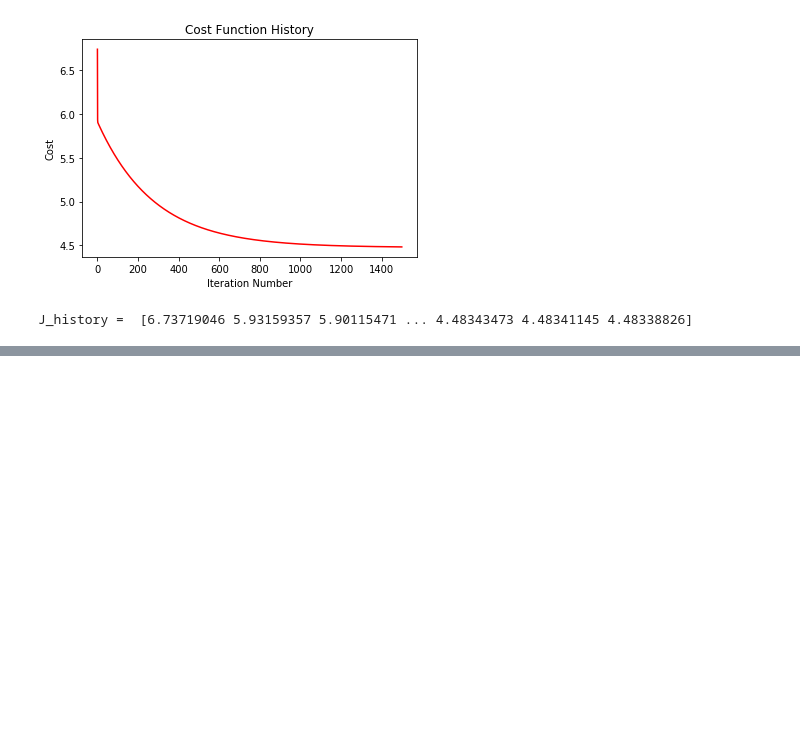
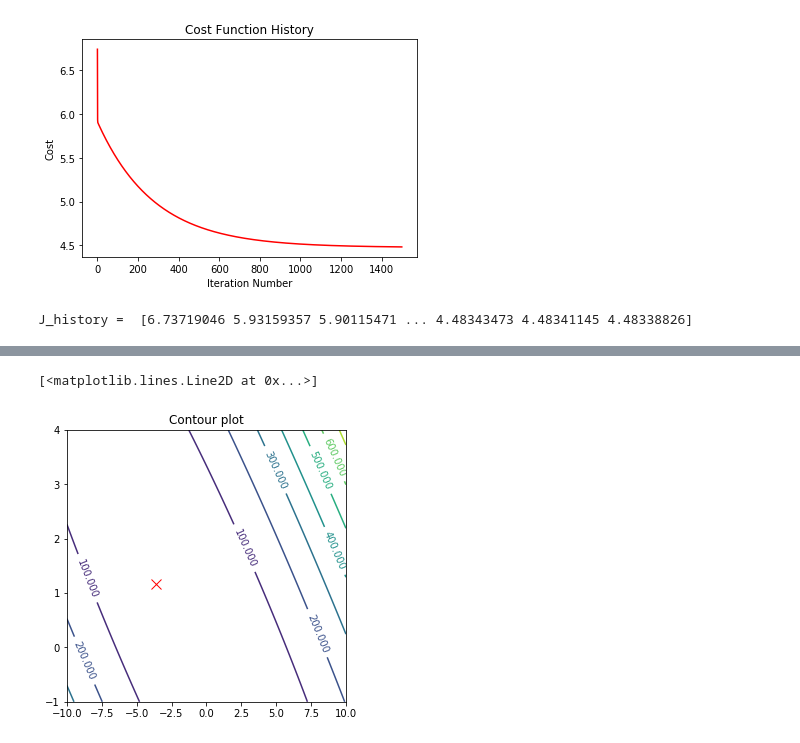
Before and after one commit to ozgurpolat/stanford-machine-learning, a Jupyter notebook: Project1/PYTHON/ex1.ipynb, the cells around one changed output, grey strips where cells are left out. Cells and saved outputs as stored; diff of their text form; code cells hidden in the pictures; blank space fills up the shorter version.

```diff
--- a/Project1/PYTHON/ex1.ipynb
+++ b/Project1/PYTHON/ex1.ipynb
@@ -208,3 +69,11 @@ if __name__ == '__main__':
 theta =  [-3.63029144  1.16636235]
 [figure]
 J_history =  [6.73719046 5.93159357 5.90115471 ... 4.48343473 4.48341145 4.48338826]
+# %%
+# Visualizing J(theta_0, theta_1):
+# Grid over which we will calculate J
+theta0_vals = np.linspace(-10, 10, 100);
+theta1_vals = np.linspace(-1, 4, 100);
+# initialize J_vals to a matrix of 0's
+J_vals = np.zeros((len(theta0_vals),len(theta1_vals)), dtype=float)
+J_vals
@@ -210,0 +144,14 @@ J_history =  [6.73719046 5.93159357 5.90115471 ... 4.48343473 4.48341145 4.48338
+# %%
+fig, ax = plt.subplots(figsize=(5,5))
+
+x = theta0_vals
+y = theta1_vals
+z = J_vals
+CS = ax.contour(x, y, z)
+ax.clabel(CS, inline=10, fontsize=10)
+ax.margins(10, 10)
+ax.set_title('Contour plot')
+plt.plot(theta[0], theta[1], marker='x', markersize=10, color="red")
+# %% [output]
+[<matplotlib.lines.Line2D at 0x...>]
+[figure, added]
```
Also changed, not shown: parts of 24 cells of this notebook, 1 other file.
